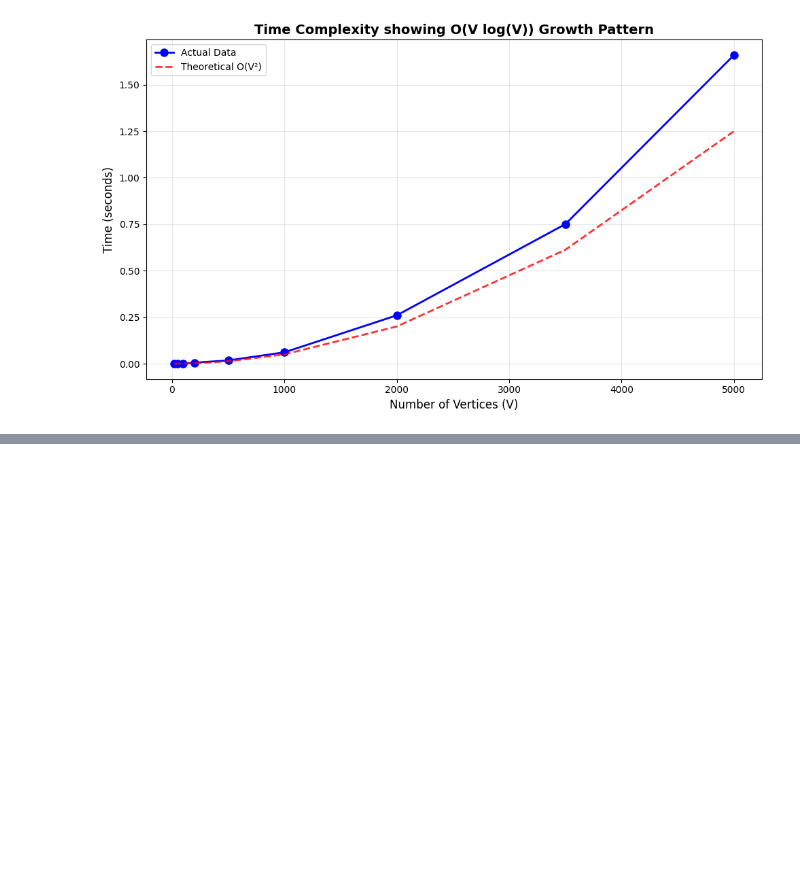
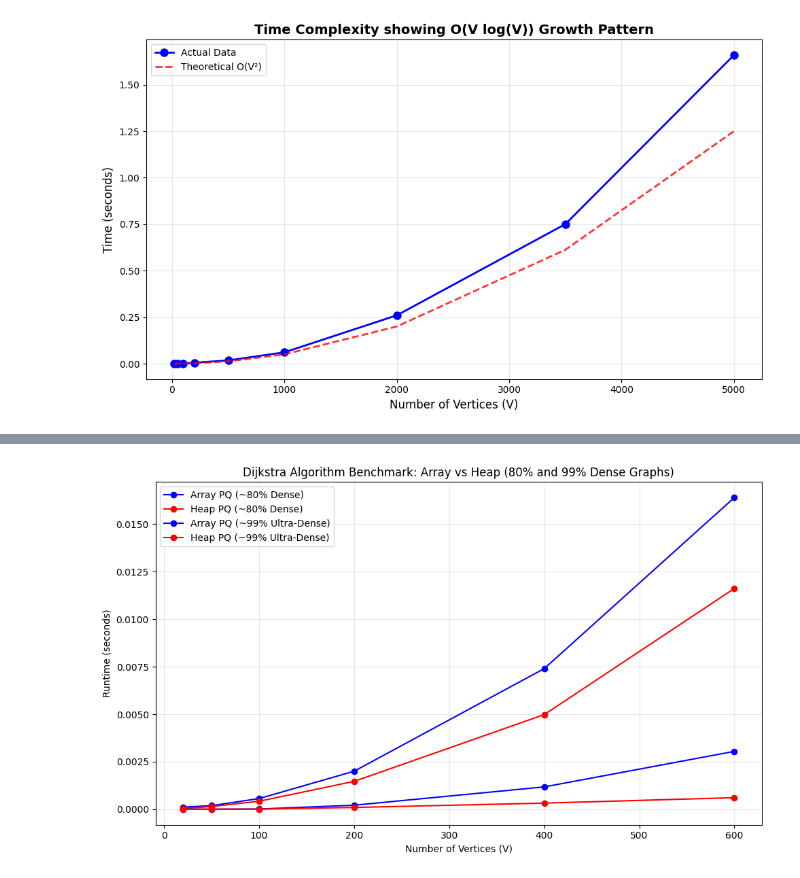
Before and after one commit to UnpretentiousCoder/Algo_design_and_analysis, a Jupyter notebook: lab2.ipynb, the cells around one changed output, grey strips where cells are left out. Saved outputs shown, nothing was run; the diff lists cells and outputs as text; code cells hidden in the pictures; blank space fills up the shorter version.

```diff
--- a/lab2.ipynb
+++ b/lab2.ipynb
@@ -493,0 +629,16 @@ plt.show()
+# %%
+plt.figure(figsize=(10,6))
+
+for (label, array_t, heap_t) in results:
+    plt.plot(V_sizes, array_t, 'b-o', label=f'Array PQ ({label})')
+    plt.plot(V_sizes, heap_t, 'r-o', label=f'Heap PQ ({label})')
+
+plt.xlabel('Number of Vertices (V)')
+plt.ylabel('Runtime (seconds)')
+plt.title('Dijkstra Algorithm Benchmark: Array vs Heap (80% and 99% Dense Graphs)')
+plt.grid(True, alpha=0.3)
+plt.legend()
+plt.tight_layout()
+plt.show()
+# %% [output]
+[figure, added]
```
Also changed, not shown: parts of 7 cells of this notebook.
